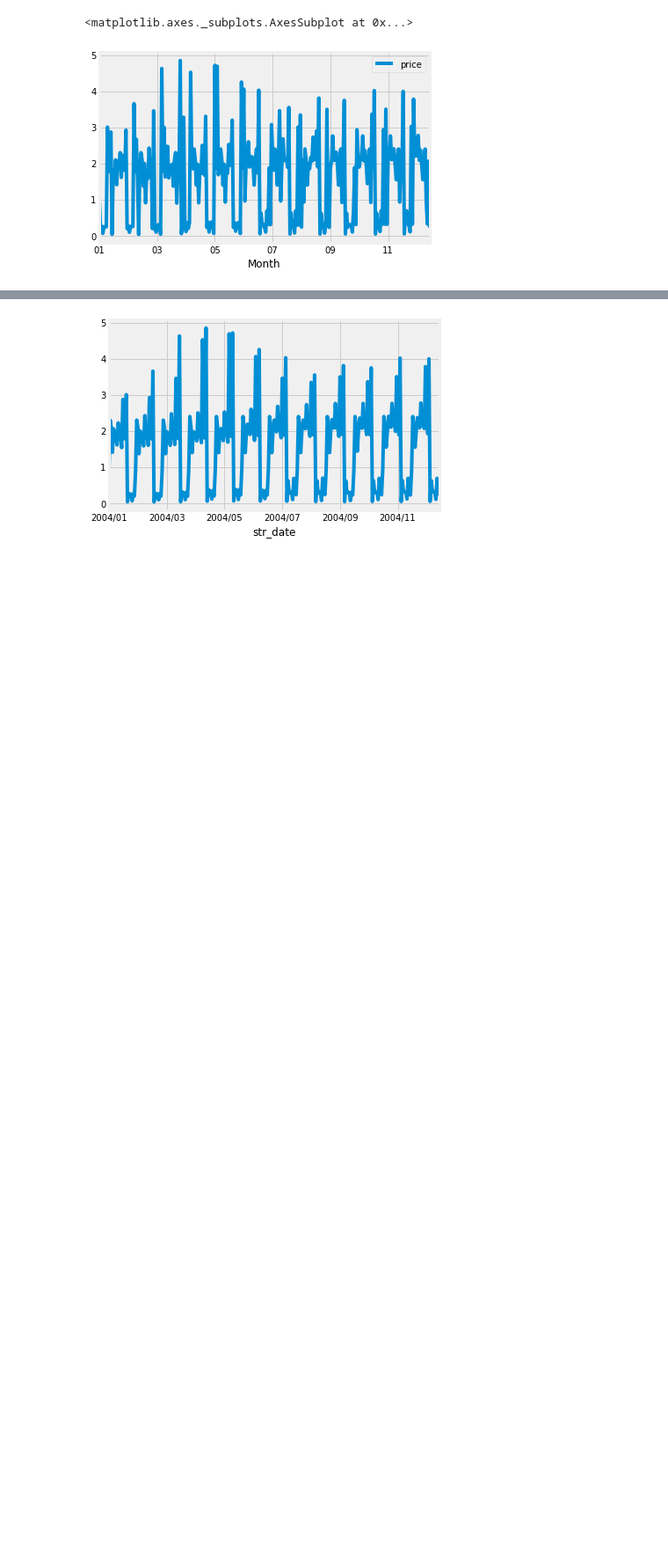
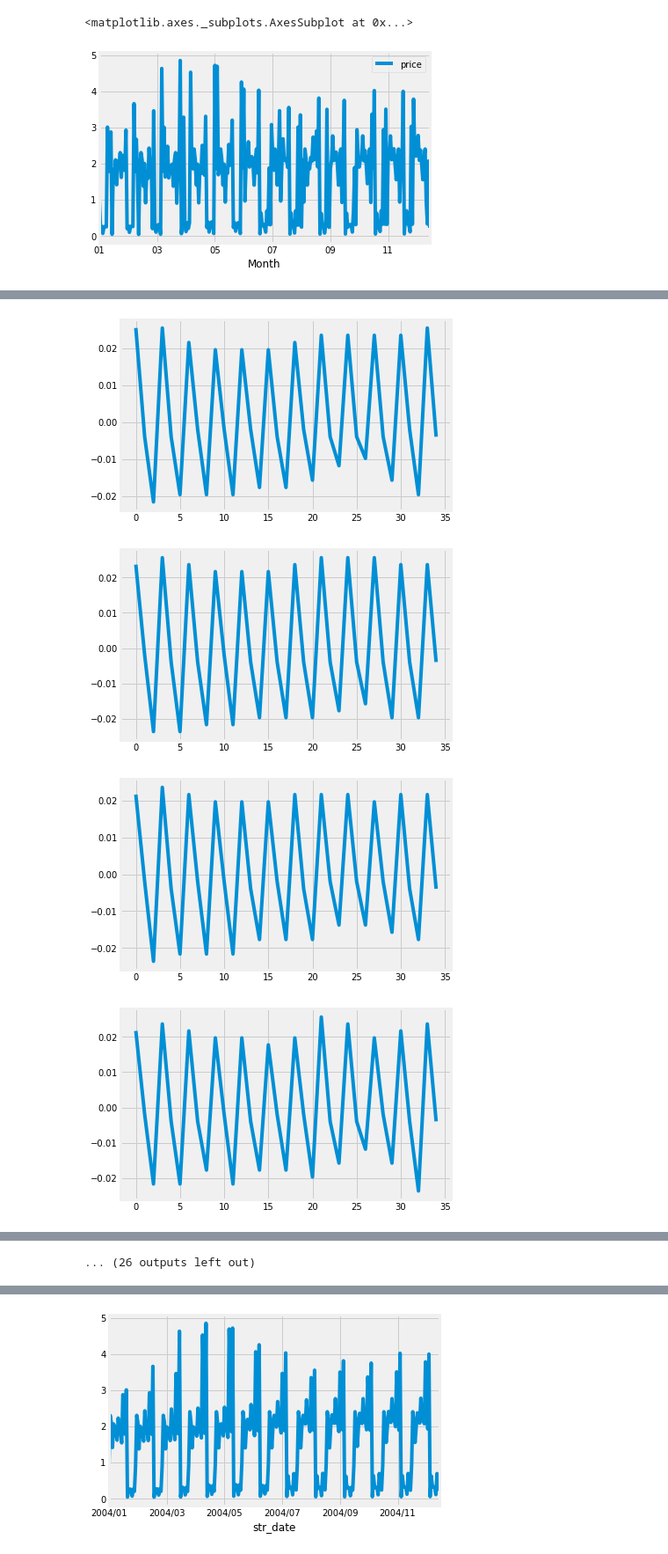
Before and after one commit to Bharath25191/Practicum, a Jupyter notebook: practicum.ipynb, the cells around one changed output, grey strips where cells are left out. Shown at 88% size. Saved outputs shown, nothing was run; the diff lists cells and outputs as text; code cells hidden in the pictures; blank space fills up the shorter version.

```diff
--- a/practicum.ipynb
+++ b/practicum.ipynb
@@ -56,0 +77,16 @@ df = df.set_index("str_date")
+# %%
+for i in df.Year.unique():
+    df_year = df[df.Year == i]
+    df_plot = df_year["price"]
+    X = df_plot.values
+    diff = list()
+    for i in range(1, len(X)):
+        value = X[i] - X[i - 1]
+        diff.append(value)
+    pyplot.plot(diff)
+    pyplot.show()
+# %% [output]
+[figure, added]
+[figure, added]
+[figure, added]
+[figure, added]
@@ -56,0 +101 @@ df = df.set_index("str_date")
+... (26 outputs left out)
```
Also changed, not shown: parts of 3 cells of this notebook.
